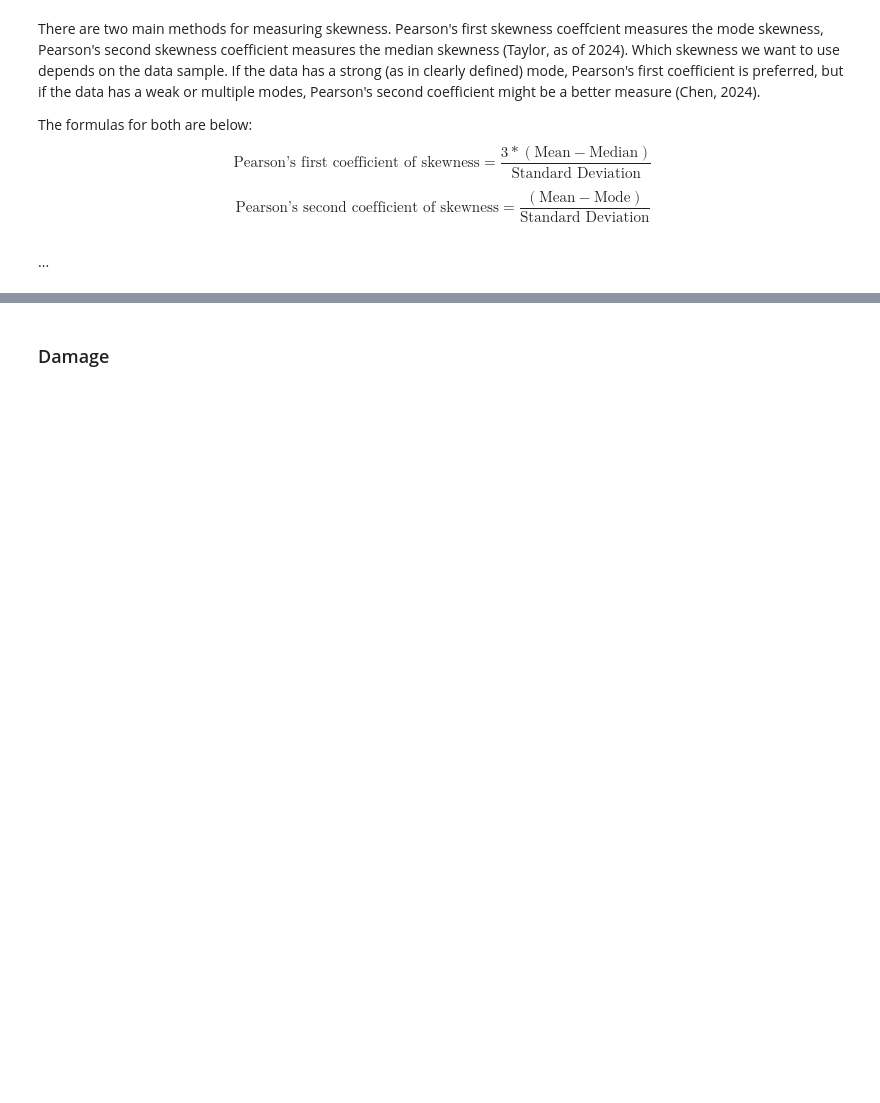
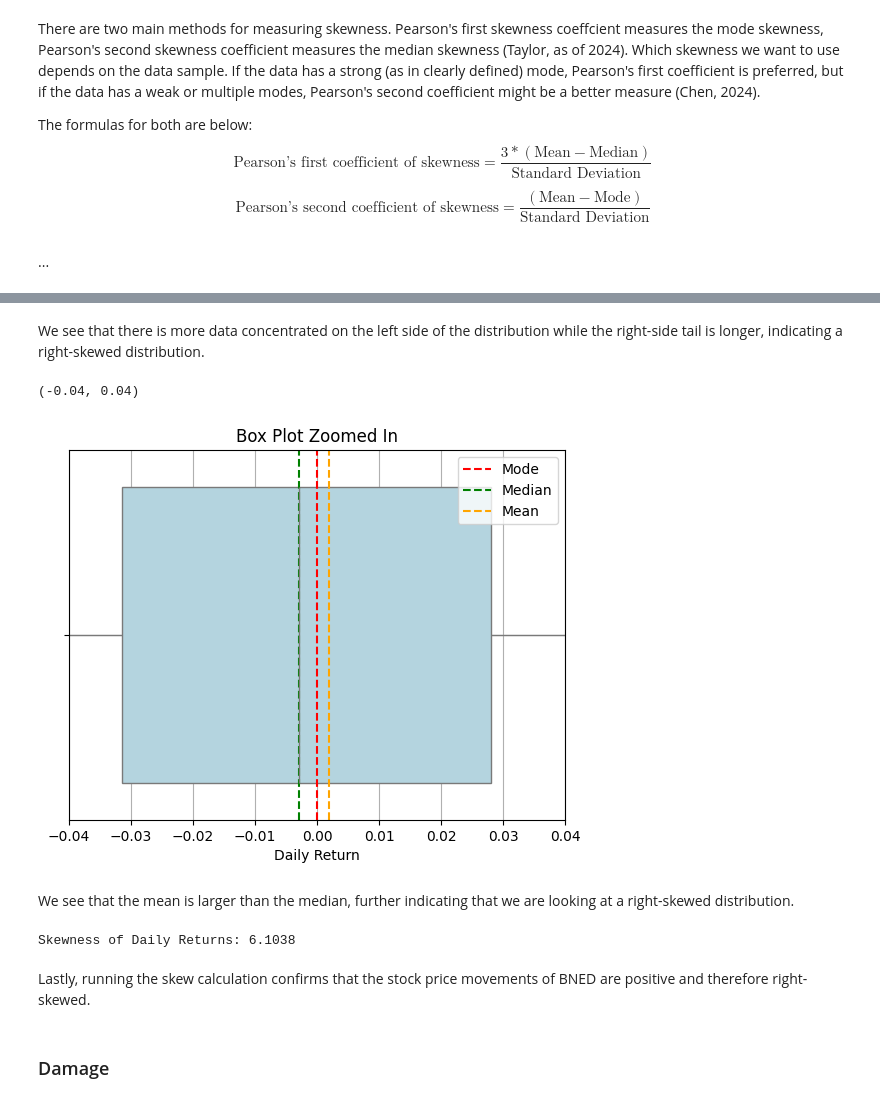
Before and after one commit to RabeaTzenetos/wqu, a Jupyter notebook: financial-econometrics/gwp1/skewness.ipynb, the cells around one changed output, grey strips where cells are left out. Drawn from its saved outputs; the diff is of its cells as text; code cells hidden in the pictures; blank space fills up the shorter version.

```diff
--- a/financial-econometrics/gwp1/skewness.ipynb
+++ b/financial-econometrics/gwp1/skewness.ipynb
@@ -48,3 +90,35 @@ $$
+# %% [markdown]
+We see that there is more data concentrated on the left side of the distribution while the right-side tail is longer, indicating a right-skewed distribution.
+# %%
+# Lets zoom in closer to where the returns are concentrated to get a better look at mean, median and mode
+
+sns.boxplot(x=bned['Daily Return'], color='lightblue')
+
+mode_val = bned['Daily Return'].mode().values[0]
+median_val = bned['Daily Return'].median()
+mean_val = bned['Daily Return'].mean()
+
+plt.axvline(x=mode_val, color='red', linestyle='--', label='Mode')
+plt.axvline(x=median_val, color='green', linestyle='--', label='Median')
+plt.axvline(x=mean_val, color='orange', linestyle='--', label='Mean')
+
+plt.title('Box Plot Zoomed In')
+plt.xlabel('Daily Return')
+plt.legend()
+plt.grid(True)
+plt.xlim(left=-0.04, right=0.04)
+# %% [output]
+(-0.04, 0.04)
+[figure, added]
+# %% [markdown]
+We see that the mean is larger than the median, further indicating that we are looking at a right-skewed distribution.
+# %%
+skewness = skew(bned['Daily Return'].dropna())
+print("Skewness of Daily Returns:", round(skewness, 4))
+# %% [output]
+Skewness of Daily Returns: 6.1038
+# %% [markdown]
+Lastly, running the skew calculation confirms that the stock price movements of BNED are positive and therefore right-skewed.
 # %% [markdown]
 ### Damage
 # %% [markdown]
```
Also changed, not shown: parts of 8 cells of this notebook.
